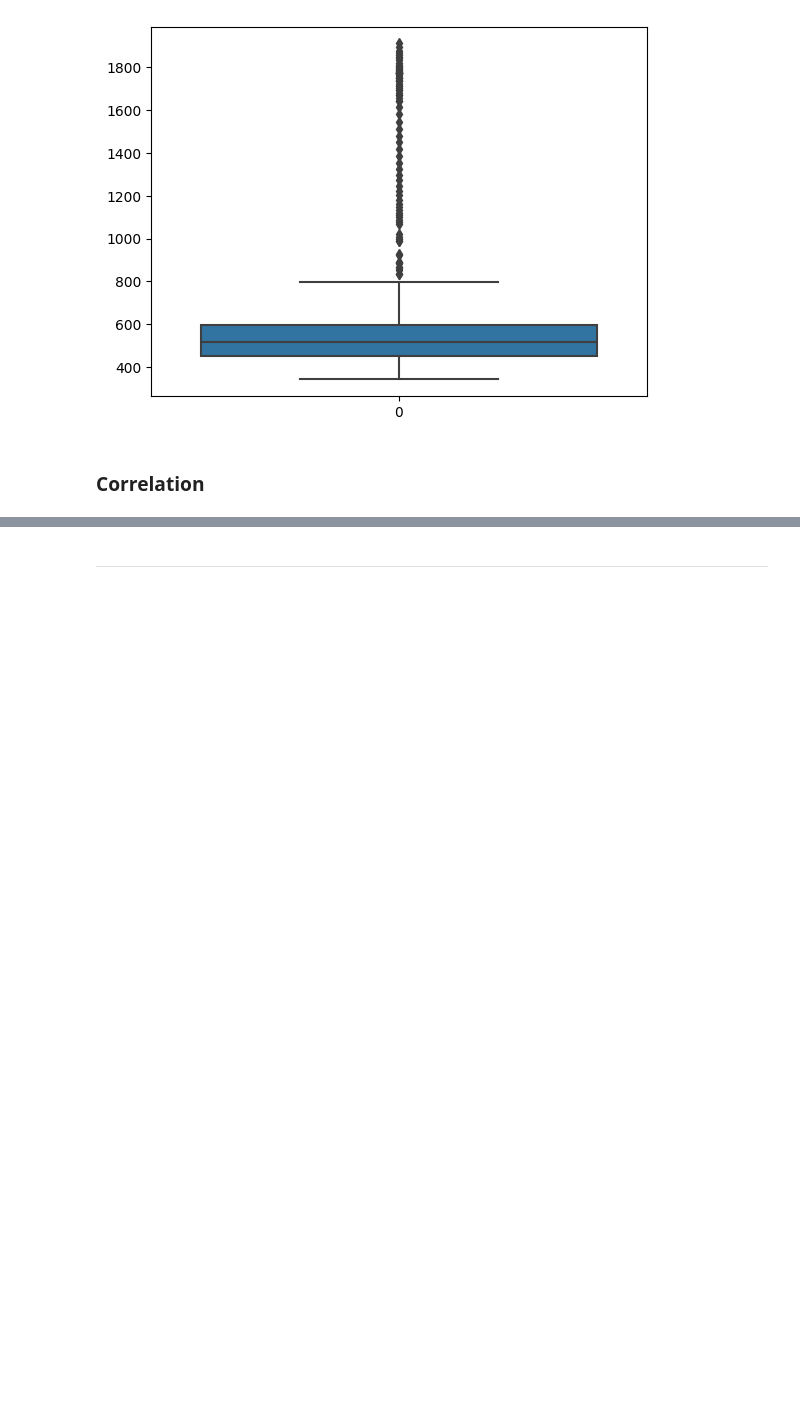
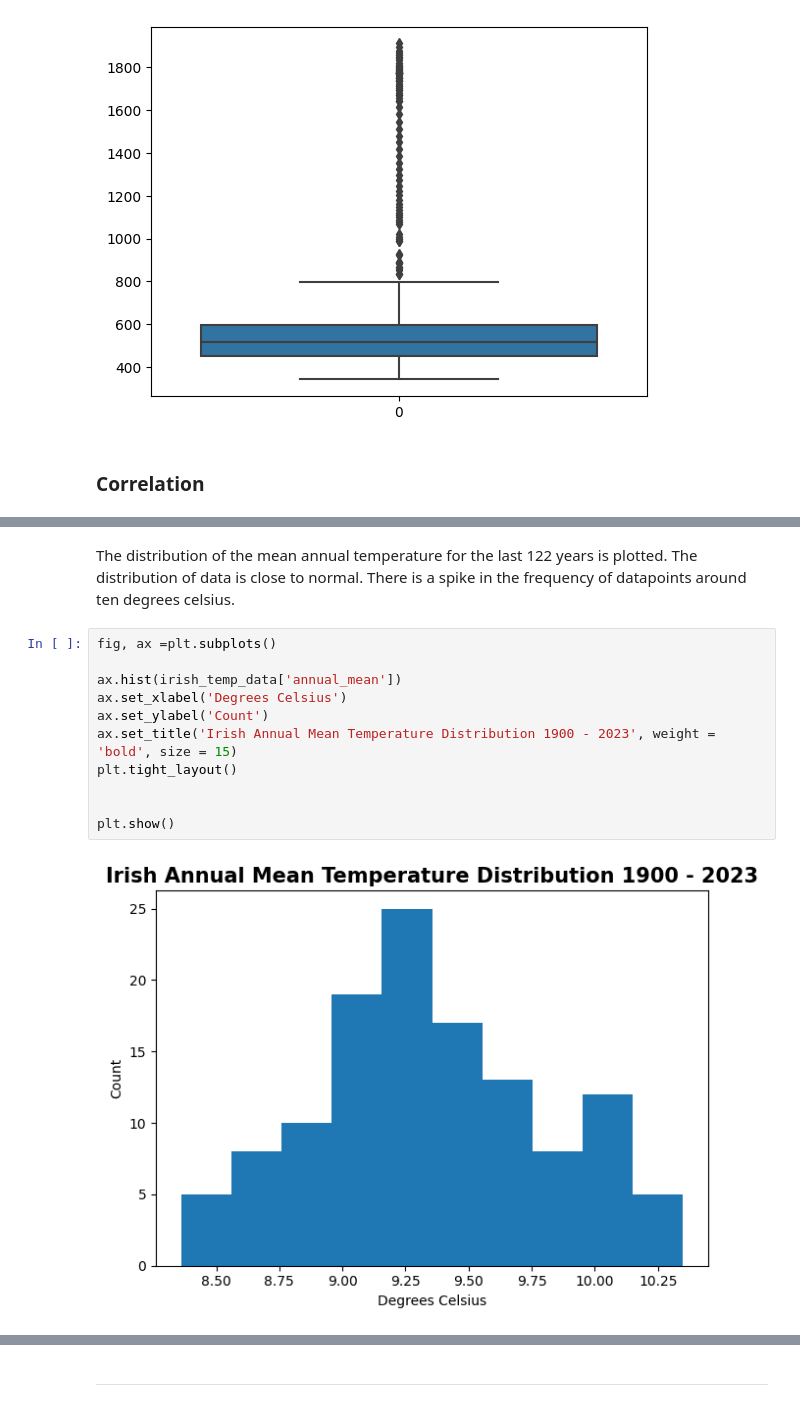
Before and after one commit to humphs078/Owner-avatar-programming_for_data_analysis_assignment_2, a Jupyter notebook: submission.ipynb, the cells around one changed output, grey strips where cells are left out. Drawn from its saved outputs; the diff is of its cells as text; blank space fills up the shorter version.

```diff
--- a/submission.ipynb
+++ b/submission.ipynb
@@ -1057,0 +1148,15 @@ sns.boxplot(full_methane_data['ch4_ppb'])
+# %% [markdown]
+The distribution of the mean annual temperature for the last 122 years is plotted. The distribution of data is close to normal. There is a spike in the frequency of datapoints around ten degrees celsius.
+# %%
+fig, ax =plt.subplots()
+
+ax.hist(irish_temp_data['annual_mean'])
+ax.set_xlabel('Degrees Celsius')
+ax.set_ylabel('Count')
+ax.set_title('Irish Annual Mean Temperature Distribution 1900 - 2023', weight = 'bold', size = 15)
+plt.tight_layout()
+
+
+plt.show()
+# %% [output]
+[figure, added]
```
Also changed, not shown: parts of 45 cells of this notebook, 4 other files.
